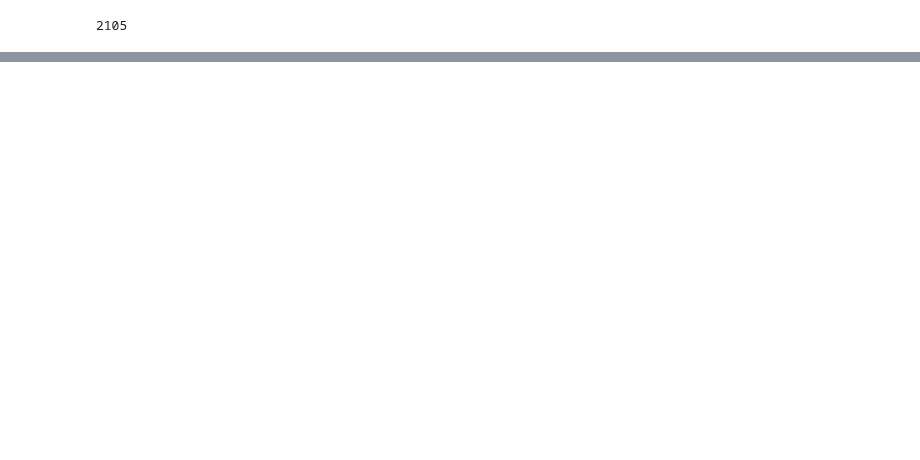
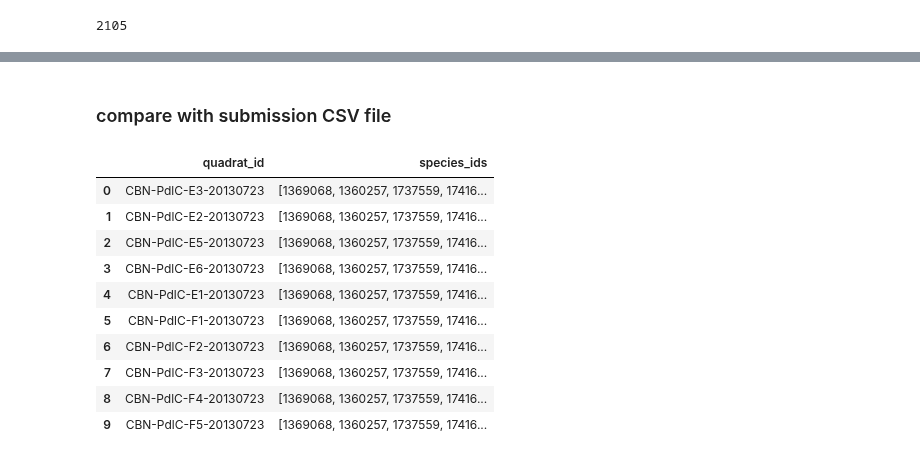
Before and after one commit to dsgt-arc/plantclef-2025, a Jupyter notebook: notebooks/classification/20250330-mg-naive-baseline.ipynb, the cells around one changed output, grey strips where cells are left out. Saved outputs shown, nothing was run; the diff lists cells and outputs as text; code cells hidden in the pictures; blank space fills up the shorter version.

```diff
--- a/notebooks/classification/20250330-mg-naive-baseline.ipynb
+++ b/notebooks/classification/20250330-mg-naive-baseline.ipynb
@@ -242 +247,22 @@ print(f"Top {top_k} species: {top_species_list}")
 Top 100 species: [1369068, 1360257, 1737559, 1741625, 1414366, 1743246, 1737669, 1394359, 1363575, 1359160, 1358610, 1356729, 1358500, 1356290, 1360607, 1400151, 1357416, 1722433, 1394624, 1359162, 13 ...
+# %% [markdown]
+### compare with submission CSV file
+# %%
+# path and dataset names
+submission_path = f"{root}/p-dsgt_clef2025-0/shared/plantclef/submissions"
+
+# define the path to the train and test parquet files
+submission_df = pd.read_csv(f"{submission_path}/naive_baseline/submission.csv")
+submission_df.head(10)
+# %% [output]
+|  | quadrat_id | species_ids |
+| 0 | CBN-PdlC-E3-20130723 | [1369068, 1360257, 1737559, 17416... |
+| 1 | CBN-PdlC-E2-20130723 | [1369068, 1360257, 1737559, 17416... |
+| 2 | CBN-PdlC-E5-20130723 | [1369068, 1360257, 1737559, 17416... |
+| 3 | CBN-PdlC-E6-20130723 | [1369068, 1360257, 1737559, 17416... |
+| 4 | CBN-PdlC-E1-20130723 | [1369068, 1360257, 1737559, 17416... |
+| 5 | CBN-PdlC-F1-20130723 | [1369068, 1360257, 1737559, 17416... |
+| 6 | CBN-PdlC-F2-20130723 | [1369068, 1360257, 1737559, 17416... |
+| 7 | CBN-PdlC-F3-20130723 | [1369068, 1360257, 1737559, 17416... |
+| 8 | CBN-PdlC-F4-20130723 | [1369068, 1360257, 1737559, 17416... |
+| 9 | CBN-PdlC-F5-20130723 | [1369068, 1360257, 1737559, 17416... |
```
Also changed, not shown: parts of 8 cells of this notebook, 5 other files.
